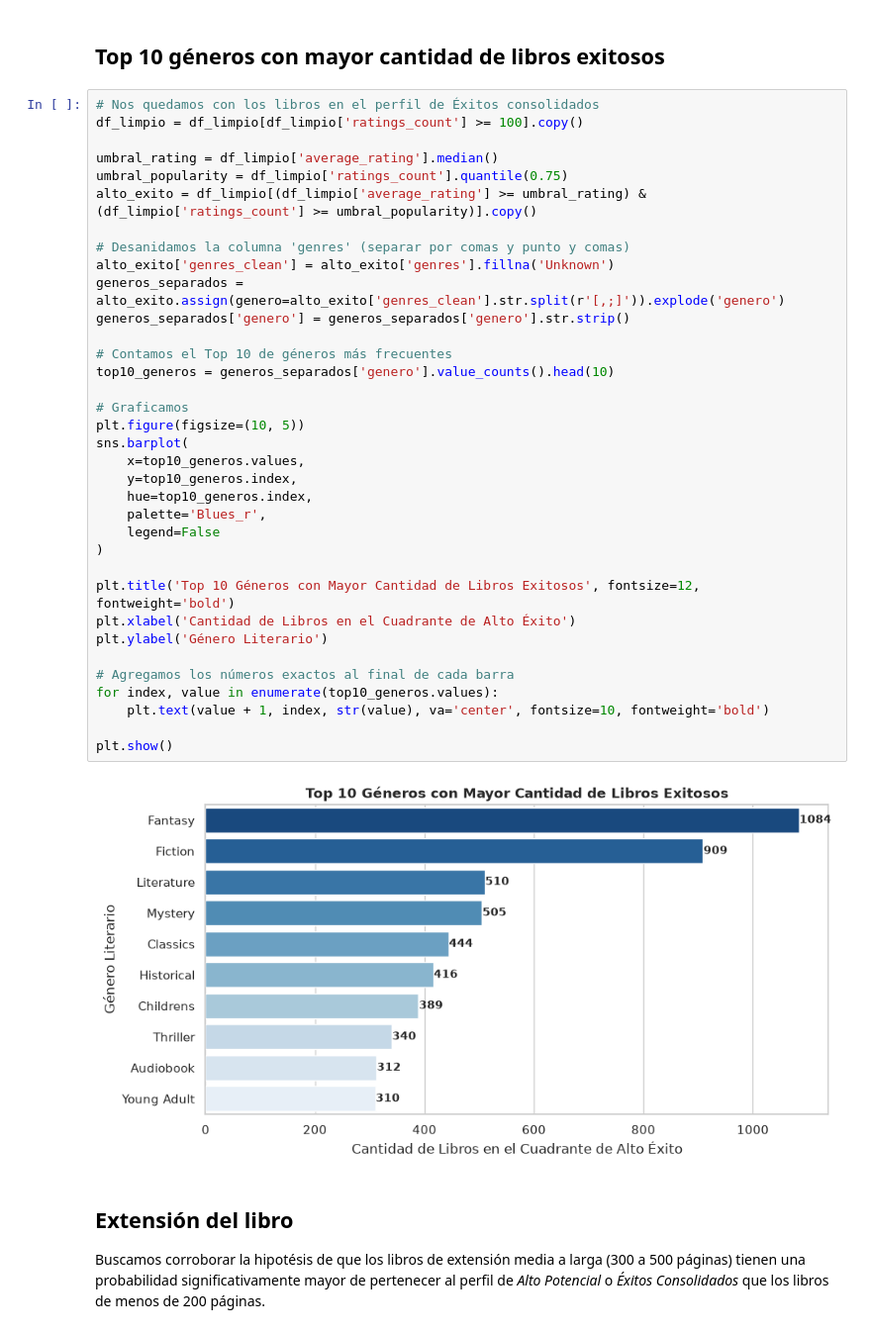
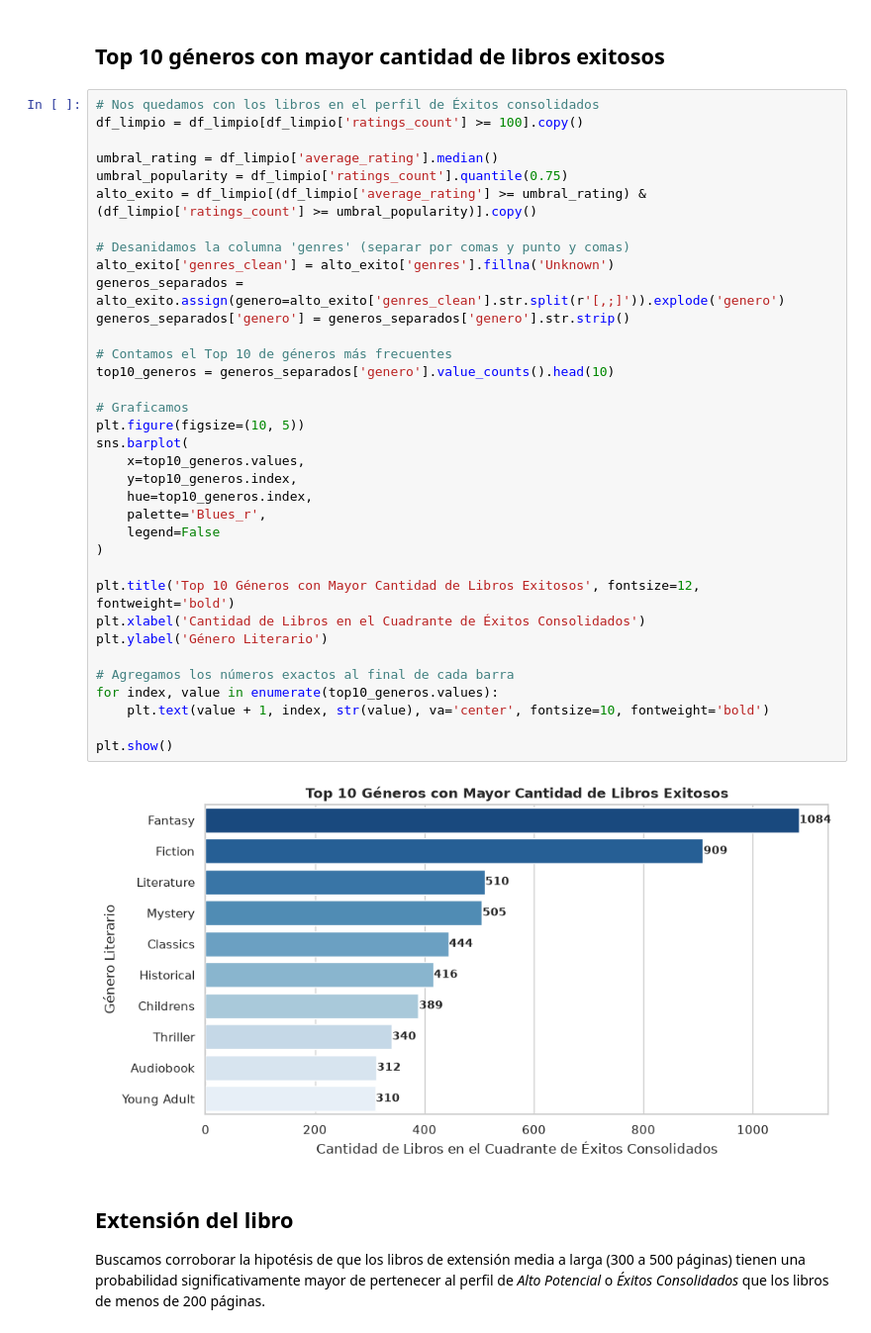
Before and after one commit to danischulday/ProyectoFinal-DataAnalysisconPython, a Jupyter notebook: notebook.ipynb, the cells around one changed output. Shown at 99% size. Cells and saved outputs as stored; diff of their text form.

```diff
--- a/notebook.ipynb
+++ b/notebook.ipynb
@@ -290,35 +290,35 @@ umbral_rating = df_limpio['average_rating'].median()
 umbral_popularity = df_limpio['ratings_count'].quantile(0.75)
 alto_exito = df_limpio[(df_limpio['average_rating'] >= umbral_rating) & (df_limpio['ratings_count'] >= umbral_popularity)].copy()
 
 # Desanidamos la columna 'genres' (separar por comas y punto y comas)
 alto_exito['genres_clean'] = alto_exito['genres'].fillna('Unknown')
 generos_separados = alto_exito.assign(genero=alto_exito['genres_clean'].str.split(r'[,;]')).explode('genero')
 generos_separados['genero'] = generos_separados['genero'].str.strip()
 
 # Contamos el Top 10 de géneros más frecuentes
 top10_generos = generos_separados['genero'].value_counts().head(10)
 
 # Graficamos
 plt.figure(figsize=(10, 5))
 sns.barplot(
     x=top10_generos.values,
     y=top10_generos.index,
     hue=top10_generos.index,
     palette='Blues_r',
     legend=False
 )
 
 plt.title('Top 10 Géneros con Mayor Cantidad de Libros Exitosos', fontsize=12, fontweight='bold')
-plt.xlabel('Cantidad de Libros en el Cuadrante de Alto Éxito')
+plt.xlabel('Cantidad de Libros en el Cuadrante de Éxitos Consolidados')
 plt.ylabel('Género Literario')
 
 # Agregamos los números exactos al final de cada barra
 for index, value in enumerate(top10_generos.values):
     plt.text(value + 1, index, str(value), va='center', fontsize=10, fontweight='bold')
 
 plt.show()
 # %% [output]
-[figure, old version]
+[figure, new version]
 # %% [markdown]
 ## Extensión del libro
 Buscamos corroborar la hipotésis de que los libros de extensión media a larga (300 a 500 páginas) tienen una probabilidad significativamente mayor de pertenecer al perfil de *Alto Potencial* o *Éxitos Consolidados* que los libros de menos de 200 páginas.
```
Also changed, not shown: parts of 7 cells of this notebook, 1 other file.
